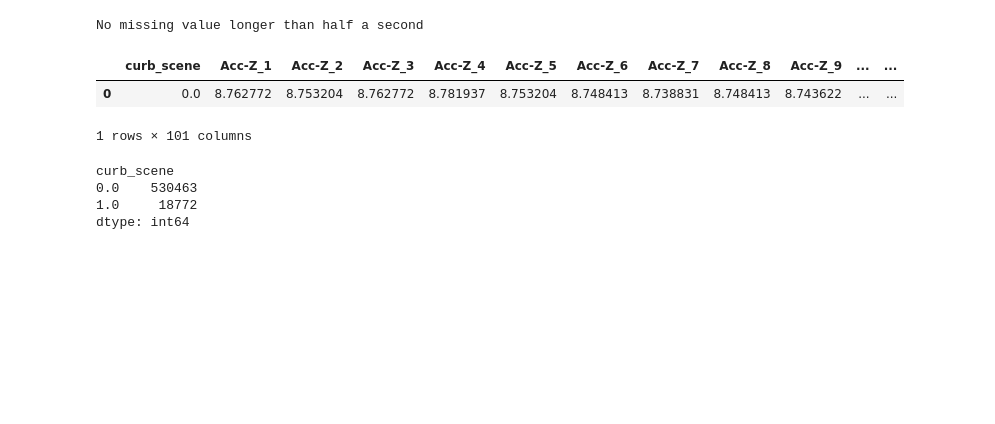
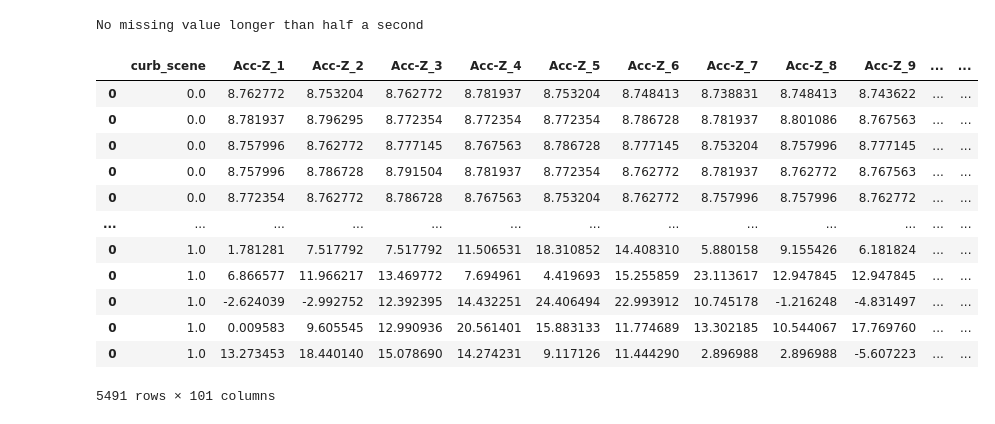
Before and after one commit to Ziyi-star/Bachelor-Project, a Jupyter notebook: notebooks/01-Data_Preprocessing.ipynb, the cells around one changed output. Drawn from its saved outputs; the diff is of its cells as text; code cells hidden in the pictures; blank space fills up the shorter version.

```diff
--- a/notebooks/01-Data_Preprocessing.ipynb
+++ b/notebooks/01-Data_Preprocessing.ipynb
@@ -93,30 +93,4 @@ fill_missing_values(df_filtered)
 # print(df_filtered.loc[41458 -10:41458 +5])
 # %% [output]
 No missing value longer than half a second
-# %%
-#slicing data test
-slice_df = df_filtered.loc[0: 99]
-# Extract the 'Acc-Z' values
-acc_z_values = slice_df['Acc-Z'].values
-curb_scene_value = slice_df['curb_scene'].iloc[0]
-# Create a dictionary with the specified structure
-data = {'curb_scene': curb_scene_value}
-for i, value in enumerate(acc_z_values):
-    data[f'Acc-Z_{i+1}'] = value
-# Create a new DataFrame with the specified structure
-new_df = pd.DataFrame([data])
-new_df
-# %% [output]
-|  | curb_scene | Acc-Z_1 | Acc-Z_2 | Acc-Z_3 | Acc-Z_4 | Acc-Z_5 | Acc-Z_6 | Acc-Z_7 | Acc-Z_8 | Acc-Z_9 | ... | ... |
-| 0 | 0.0 | 8.762772 | 8.753204 | 8.762772 | 8.781937 | 8.753204 | 8.748413 | 8.738831 | 8.748413 | 8.743622 | ... | ... |
-1 rows × 101 columns
-# %%
-grouped = df_filtered.groupby('curb_scene')
-lengths = grouped.size()
-print(lengths)
-# %% [output]
-curb_scene
-0.0    530463
-1.0     18772
-dtype: int64
 # %%
@@ -145,0 +120,16 @@ final_df.to_csv('processed_segments.csv', index=False)
+# %%
+segment_acceleration_data(df_filtered)
+# %% [output]
+|  | curb_scene | Acc-Z_1 | Acc-Z_2 | Acc-Z_3 | Acc-Z_4 | Acc-Z_5 | Acc-Z_6 | Acc-Z_7 | Acc-Z_8 | Acc-Z_9 | ... | ... |
+| 0 | 0.0 | 8.762772 | 8.753204 | 8.762772 | 8.781937 | 8.753204 | 8.748413 | 8.738831 | 8.748413 | 8.743622 | ... | ... |
+| 0 | 0.0 | 8.781937 | 8.796295 | 8.772354 | 8.772354 | 8.772354 | 8.786728 | 8.781937 | 8.801086 | 8.767563 | ... | ... |
+| 0 | 0.0 | 8.757996 | 8.762772 | 8.777145 | 8.767563 | 8.786728 | 8.777145 | 8.753204 | 8.757996 | 8.777145 | ... | ... |
+| 0 | 0.0 | 8.757996 | 8.786728 | 8.791504 | 8.781937 | 8.772354 | 8.762772 | 8.781937 | 8.762772 | 8.767563 | ... | ... |
+| 0 | 0.0 | 8.772354 | 8.762772 | 8.786728 | 8.767563 | 8.753204 | 8.762772 | 8.757996 | 8.757996 | 8.762772 | ... | ... |
+| ... | ... | ... | ... | ... | ... | ... | ... | ... | ... | ... | ... | ... |
+| 0 | 1.0 | 1.781281 | 7.517792 | 7.517792 | 11.506531 | 18.310852 | 14.408310 | 5.880158 | 9.155426 | 6.181824 | ... | ... |
+| 0 | 1.0 | 6.866577 | 11.966217 | 13.469772 | 7.694961 | 4.419693 | 15.255859 | 23.113617 | 12.947845 | 12.947845 | ... | ... |
+| 0 | 1.0 | -2.624039 | -2.992752 | 12.392395 | 14.432251 | 24.406494 | 22.993912 | 10.745178 | -1.216248 | -4.831497 | ... | ... |
+| 0 | 1.0 | 0.009583 | 9.605545 | 12.990936 | 20.561401 | 15.883133 | 11.774689 | 13.302185 | 10.544067 | 17.769760 | ... | ... |
+| 0 | 1.0 | 13.273453 | 18.440140 | 15.078690 | 14.274231 | 9.117126 | 11.444290 | 2.896988 | 2.896988 | -5.607223 | ... | ... |
+5491 rows × 101 columns
```
Also changed, not shown: parts of 3 cells of this notebook, 2 other files.
